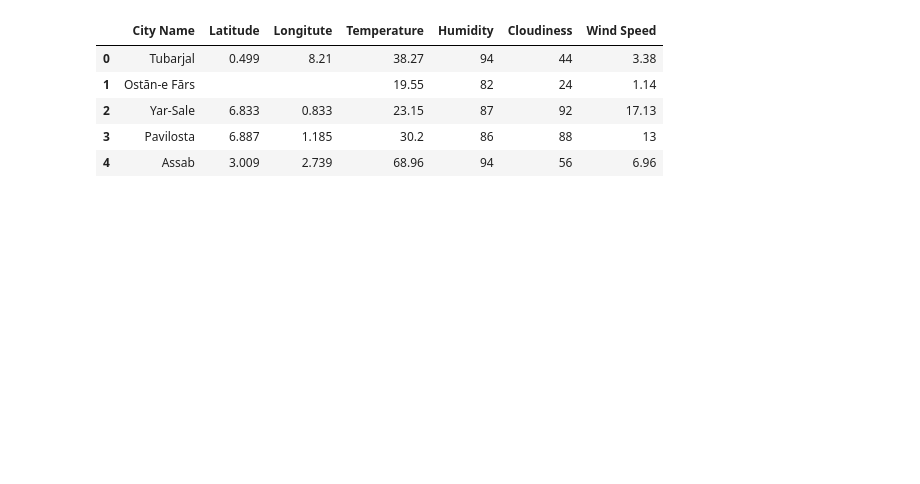
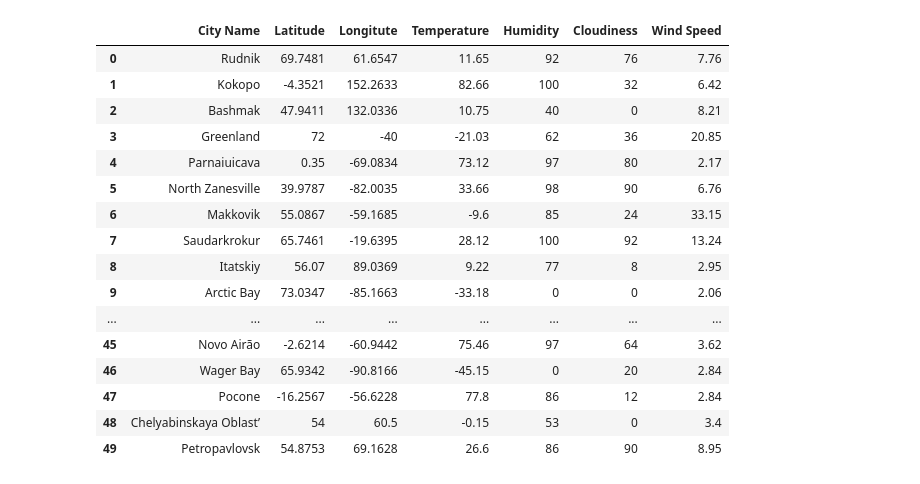
Before and after one commit to EmmanuelFabre/06_APIs, a Jupyter notebook: Assignment_6_WeatherPy.ipynb, the cells around one changed output. Saved outputs shown, nothing was run; the diff lists cells and outputs as text; code cells hidden in the pictures; blank space fills up the shorter version.

```diff
--- a/Assignment_6_WeatherPy.ipynb
+++ b/Assignment_6_WeatherPy.ipynb
@@ -179,17 +28,17 @@ wind_speed = []
 
 
 i = 0
-while i < 550:
-    rand_lat= random.randint(1, 90)
-    rand_lng= random.randint(1, 180)
+while i < 50:
+    rand_lat= random.randint(-90, 90)
+    rand_lng= random.randint(-180, 180)
     location = (rand_lat, rand_lng)
     data = owm.find_cities_by_geo_coord(location, 1, **settings)
     if data != []: #and r.status_code == 200:
         i += 1
 
         city_name.append(str(data.select(["name"]))[3:-4])
-        lat.append(str(data.select(["coord.lat"]))[3:-4])
-        lng.append(str(data.select(["coord.lon"]))[3:-4])
+        lat.append(str(data.select(["coord.lat"]))[2:-3])
+        lng.append(str(data.select(["coord.lon"]))[2:-3])
         temps.append(str(data.select(["main.temp"]))[2:-3])
         humidity.append(str(data.select(["main.humidity"]))[2:-3])
         cloudiness.append(str(data.select(["clouds.all"]))[2:-3])
@@ -198,13 +47,5 @@ while i < 550:
         print(data.select(["name", "coord.lat", "coord.lon", "main.temp", "main.humidity", "clouds.all", "wind.speed"]))
     else:
         print("No city near random coordinates.")
-
-
-
-#print(data)
-# if there is something returned, add to counter x. if nothing is returned, do not add to x
-# while x < 500
-# do this
-# random number for long and lat
 # %% [output]
 No city near random coordinates.
@@ -217,15 +68,26 @@ No city near random coordinates.
 # %%
 ###Create empty dataframe to store all desired output data
 
 
 city_dict = { "City Name": city_name, "Latitude": lat, "Longitute": lng, "Temperature": temps, "Humidity": humidity,
              "Cloudiness": cloudiness, "Wind Speed": wind_speed}
 city_data = pd.DataFrame(city_dict)
-city_data.head()
+city_data.head(50)
 # %% [output]
 |  | City Name | Latitude | Longitute | Temperature | Humidity | Cloudiness | Wind Speed |
-| 0 | Tubarjal | 0.499 | 8.21 | 38.27 | 94 | 44 | 3.38 |
-| 1 | Ostān-e Fārs |  |  | 19.55 | 82 | 24 | 1.14 |
-| 2 | Yar-Sale | 6.833 | 0.833 | 23.15 | 87 | 92 | 17.13 |
-| 3 | Pavilosta | 6.887 | 1.185 | 30.2 | 86 | 88 | 13 |
-| 4 | Assab | 3.009 | 2.739 | 68.96 | 94 | 56 | 6.96 |
+| 0 | Rudnik | 69.7481 | 61.6547 | 11.65 | 92 | 76 | 7.76 |
+| 1 | Kokopo | -4.3521 | 152.2633 | 82.66 | 100 | 32 | 6.42 |
+| 2 | Bashmak | 47.9411 | 132.0336 | 10.75 | 40 | 0 | 8.21 |
+| 3 | Greenland | 72 | -40 | -21.03 | 62 | 36 | 20.85 |
+| 4 | Parnaiuicava | 0.35 | -69.0834 | 73.12 | 97 | 80 | 2.17 |
+| 5 | North Zanesville | 39.9787 | -82.0035 | 33.66 | 98 | 90 | 6.76 |
+| 6 | Makkovik | 55.0867 | -59.1685 | -9.6 | 85 | 24 | 33.15 |
+| 7 | Saudarkrokur | 65.7461 | -19.6395 | 28.12 | 100 | 92 | 13.24 |
+| 8 | Itatskiy | 56.07 | 89.0369 | 9.22 | 77 | 8 | 2.95 |
+| 9 | Arctic Bay | 73.0347 | -85.1663 | -33.18 | 0 | 0 | 2.06 |
+| ... | ... | ... | ... | ... | ... | ... | ... |
+| 45 | Novo Airão | -2.6214 | -60.9442 | 75.46 | 97 | 64 | 3.62 |
+| 46 | Wager Bay | 65.9342 | -90.8166 | -45.15 | 0 | 20 | 2.84 |
+| 47 | Pocone | -16.2567 | -56.6228 | 77.8 | 86 | 12 | 2.84 |
+| 48 | Chelyabinskaya Oblast’ | 54 | 60.5 | -0.15 | 53 | 0 | 3.4 |
+| 49 | Petropavlovsk | 54.8753 | 69.1628 | 26.6 | 86 | 90 | 8.95 |
```
Also changed, not shown: parts of 15 cells of this notebook.
